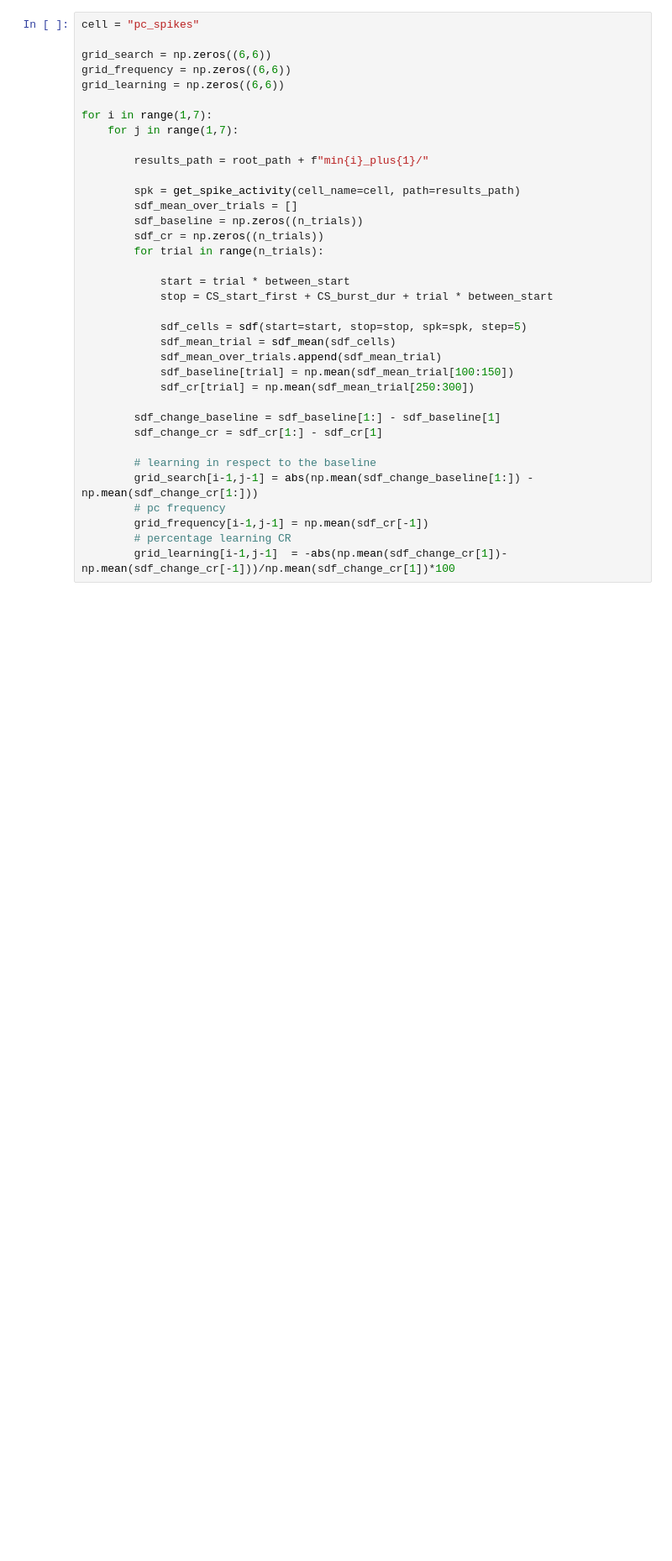
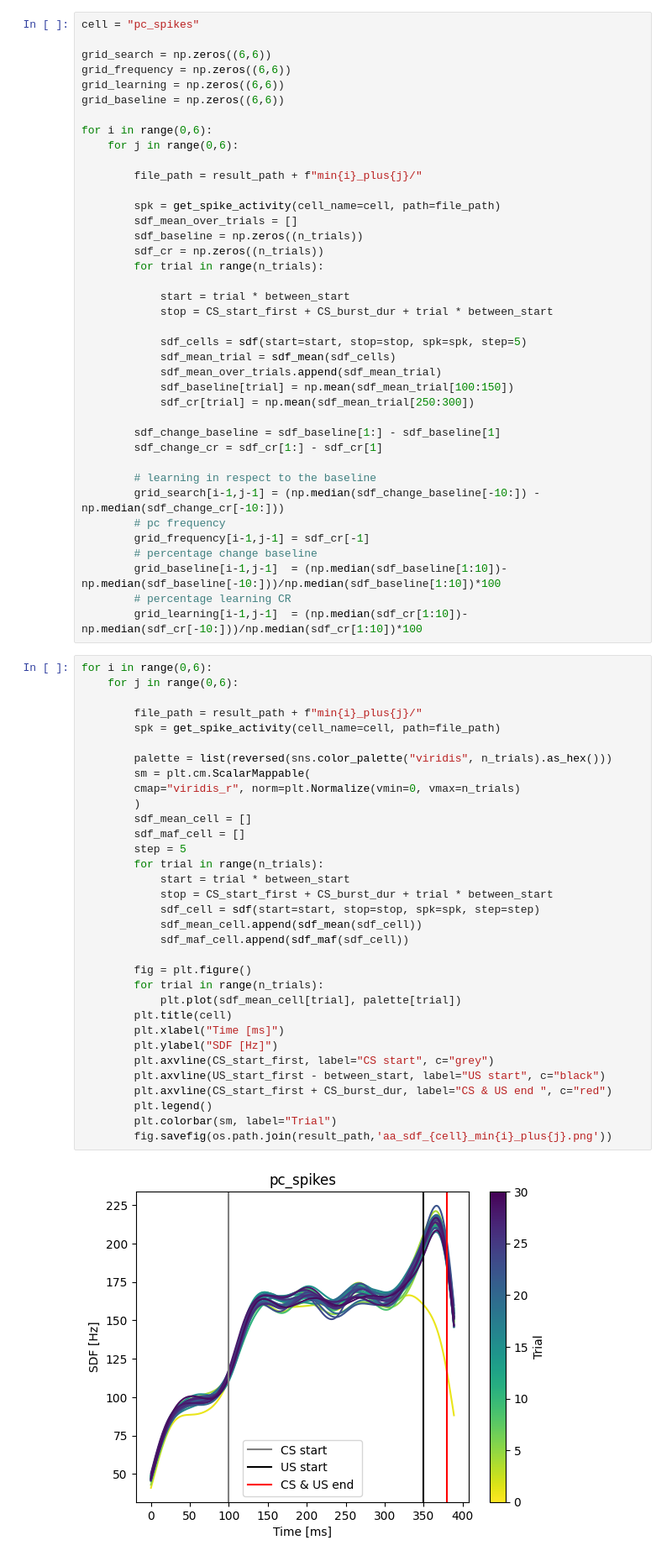
Before and after one commit to alessandratrapani/NODS, a Jupyter notebook: grid_search_Aplus_Aminus/heatmap.ipynb, the cells around one changed output. Shown at 84% size. Saved outputs shown, nothing was run; the diff lists cells and outputs as text; blank space fills up the shorter version.

Commit message:
simulations with zoom results

```diff
--- a/grid_search_Aplus_Aminus/heatmap.ipynb
+++ b/grid_search_Aplus_Aminus/heatmap.ipynb
@@ -26,13 +28,14 @@ cell = "pc_spikes"
 grid_search = np.zeros((6,6))
 grid_frequency = np.zeros((6,6))
 grid_learning = np.zeros((6,6))
+grid_baseline = np.zeros((6,6))
 
-for i in range(1,7):
-    for j in range(1,7):
+for i in range(0,6):
+    for j in range(0,6):
 
-        results_path = root_path + f"min{i}_plus{1}/"
+        file_path = result_path + f"min{i}_plus{j}/"
 
-        spk = get_spike_activity(cell_name=cell, path=results_path)
+        spk = get_spike_activity(cell_name=cell, path=file_path)
         sdf_mean_over_trials = []
         sdf_baseline = np.zeros((n_trials))
         sdf_cr = np.zeros((n_trials))
@@ -51,8 +54,45 @@ for i in range(1,7):
         sdf_change_cr = sdf_cr[1:] - sdf_cr[1]
 
         # learning in respect to the baseline
-        grid_search[i-1,j-1] = abs(np.mean(sdf_change_baseline[1:]) - np.mean(sdf_change_cr[1:]))
+        grid_search[i-1,j-1] = (np.median(sdf_change_baseline[-10:]) - np.median(sdf_change_cr[-10:]))
         # pc frequency
-        grid_frequency[i-1,j-1] = np.mean(sdf_cr[-1])
+        grid_frequency[i-1,j-1] = sdf_cr[-1]
+        # percentage change baseline
+        grid_baseline[i-1,j-1]  = (np.median(sdf_baseline[1:10])-np.median(sdf_baseline[-10:]))/np.median(sdf_baseline[1:10])*100
         # percentage learning CR
-        grid_learning[i-1,j-1]  = -abs(np.mean(sdf_change_cr[1])-np.mean(sdf_change_cr[-1]))/np.mean(sdf_change_cr[1])*100
+        grid_learning[i-1,j-1]  = (np.median(sdf_cr[1:10])-np.median(sdf_cr[-10:]))/np.median(sdf_cr[1:10])*100
+# %%
+for i in range(0,6):
+    for j in range(0,6):
+
+        file_path = result_path + f"min{i}_plus{j}/"
+        spk = get_spike_activity(cell_name=cell, path=file_path)
+
+        palette = list(reversed(sns.color_palette("viridis", n_trials).as_hex()))
+        sm = plt.cm.ScalarMappable(
+        cmap="viridis_r", norm=plt.Normalize(vmin=0, vmax=n_trials)
+        )
+        sdf_mean_cell = []
+        sdf_maf_cell = []
+        step = 5
+        for trial in range(n_trials):
+            start = trial * between_start
+            stop = CS_start_first + CS_burst_dur + trial * between_start
+            sdf_cell = sdf(start=start, stop=stop, spk=spk, step=step)
+            sdf_mean_cell.append(sdf_mean(sdf_cell))
+            sdf_maf_cell.append(sdf_maf(sdf_cell))
+
+        fig = plt.figure()
+        for trial in range(n_trials):
+            plt.plot(sdf_mean_cell[trial], palette[trial])
+        plt.title(cell)
+        plt.xlabel("Time [ms]")
+        plt.ylabel("SDF [Hz]")
+        plt.axvline(CS_start_first, label="CS start", c="grey")
+        plt.axvline(US_start_first - between_start, label="US start", c="black")
+        plt.axvline(CS_start_first + CS_burst_dur, label="CS & US end ", c="red")
+        plt.legend()
+        plt.colorbar(sm, label="Trial")
+        fig.savefig(os.path.join(result_path,'aa_sdf_{cell}_min{i}_plus{j}.png'))
+# %% [output]
+[figure, added]
```
Also changed, not shown: parts of 16 cells of this notebook, 2 other files.
